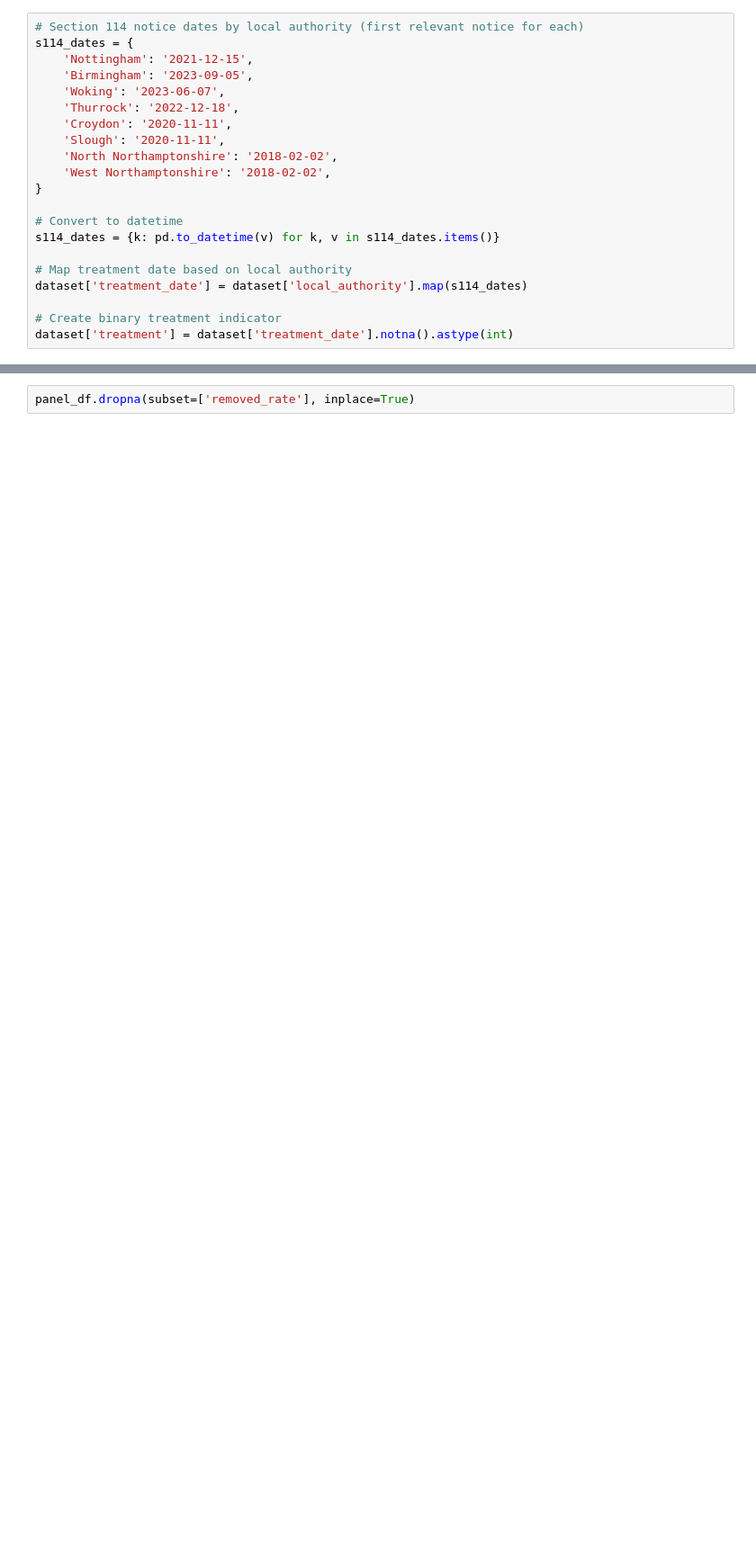
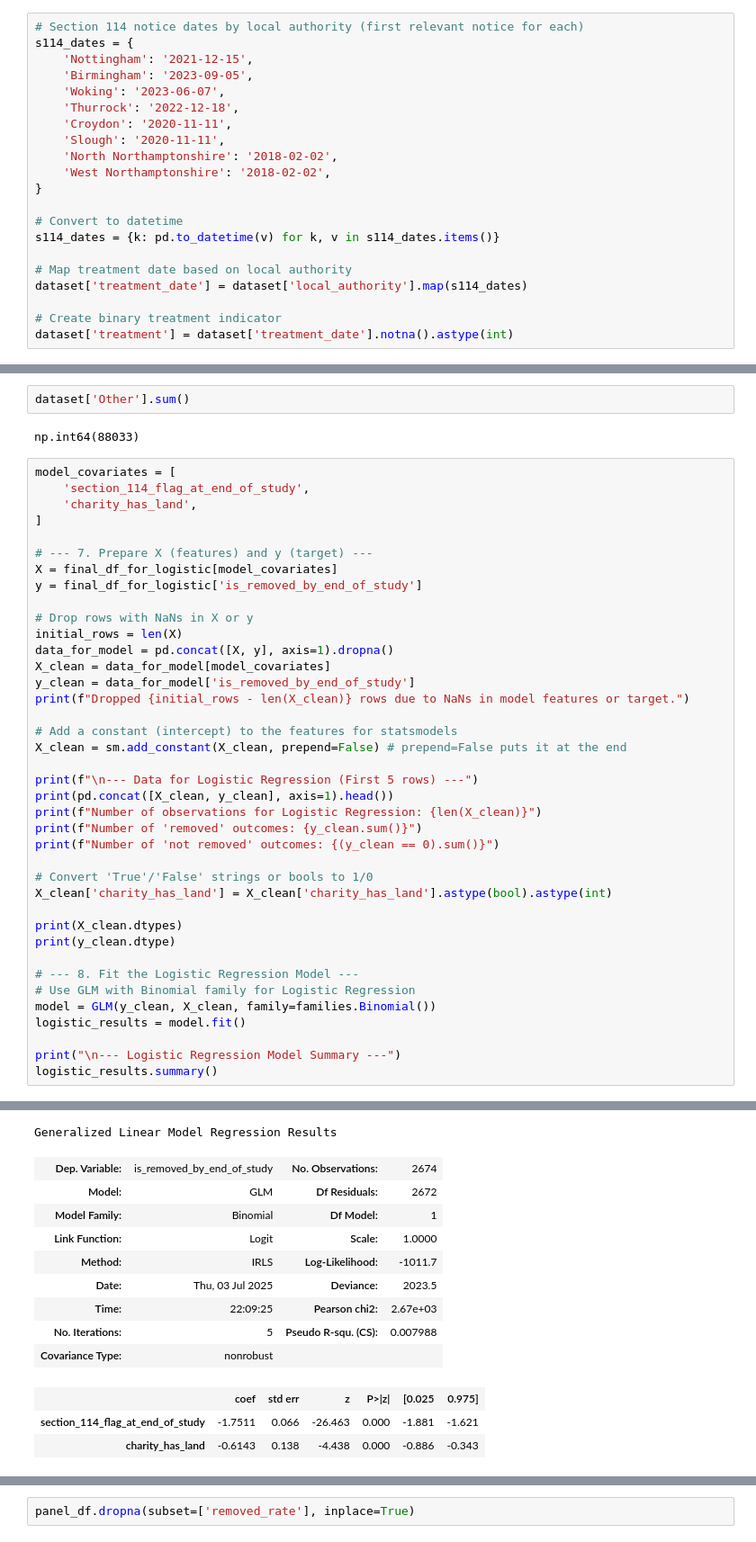
Before and after one commit to crystalyu917/The-Impact-of-Local-Council-Asset-Sales-on-Charity-Survival-in-England, a Jupyter notebook: src/analysis/ladata.ipynb, the cells around one changed output, grey strips where cells are left out. Shown at 90% size. Saved outputs shown, nothing was run; the diff lists cells and outputs as text; blank space fills up the shorter version.

Commit message:
update clean data

```diff
--- a/src/analysis/ladata.ipynb
+++ b/src/analysis/ladata.ipynb
@@ -62,0 +72,44 @@ Index(['registered_charity_number', 'charity_name', 'postcode',
+# %%
+dataset['Other'].sum()
+# %% [output]
+np.int64(88033)
+# %%
+model_covariates = [
+    'section_114_flag_at_end_of_study',
+    'charity_has_land',
+]
+
+# --- 7. Prepare X (features) and y (target) ---
+X = final_df_for_logistic[model_covariates]
+y = final_df_for_logistic['is_removed_by_end_of_study']
+
+# Drop rows with NaNs in X or y
+initial_rows = len(X)
+data_for_model = pd.concat([X, y], axis=1).dropna()
+X_clean = data_for_model[model_covariates]
+y_clean = data_for_model['is_removed_by_end_of_study']
+print(f"Dropped {initial_rows - len(X_clean)} rows due to NaNs in model features or target.")
+
+# Add a constant (intercept) to the features for statsmodels
+X_clean = sm.add_constant(X_clean, prepend=False) # prepend=False puts it at the end
+
+print(f"\n--- Data for Logistic Regression (First 5 rows) ---")
+print(pd.concat([X_clean, y_clean], axis=1).head())
+print(f"Number of observations for Logistic Regression: {len(X_clean)}")
+print(f"Number of 'removed' outcomes: {y_clean.sum()}")
+print(f"Number of 'not removed' outcomes: {(y_clean == 0).sum()}")
+
+# Convert 'True'/'False' strings or bools to 1/0
+X_clean['charity_has_land'] = X_clean['charity_has_land'].astype(bool).astype(int)
+
+print(X_clean.dtypes)
+print(y_clean.dtype)
+
+# --- 8. Fit the Logistic Regression Model ---
+# Use GLM with Binomial family for Logistic Regression
+model = GLM(y_clean, X_clean, family=families.Binomial())
+logistic_results = model.fit()
+
+print("\n--- Logistic Regression Model Summary ---")
+logistic_results.summary()
+# %% [output]
@@ -62,0 +133,13 @@ Index(['registered_charity_number', 'charity_name', 'postcode',
+Generalized Linear Model Regression Results
+| Dep. Variable: | is_removed_by_end_of_study | No. Observations: | 2674 |
+| Model: | GLM | Df Residuals: | 2672 |
+| Model Family: | Binomial | Df Model: | 1 |
+| Link Function: | Logit | Scale: | 1.0000 |
+| Method: | IRLS | Log-Likelihood: | -1011.7 |
+| Date: | Thu, 03 Jul 2025 | Deviance: | 2023.5 |
+| Time: | 22:09:25 | Pearson chi2: | 2.67e+03 |
+| No. Iterations: | 5 | Pseudo R-squ. (CS): | 0.007988 |
+| Covariance Type: | nonrobust |  |  |
+|  | coef | std err | z | P>|z| | [0.025 | 0.975] |
+| section_114_flag_at_end_of_study | -1.7511 | 0.066 | -26.463 | 0.000 | -1.881 | -1.621 |
+| charity_has_land | -0.6143 | 0.138 | -4.438 | 0.000 | -0.886 | -0.343 |
```
Also changed, not shown: parts of 27 cells of this notebook, 1 other file.
